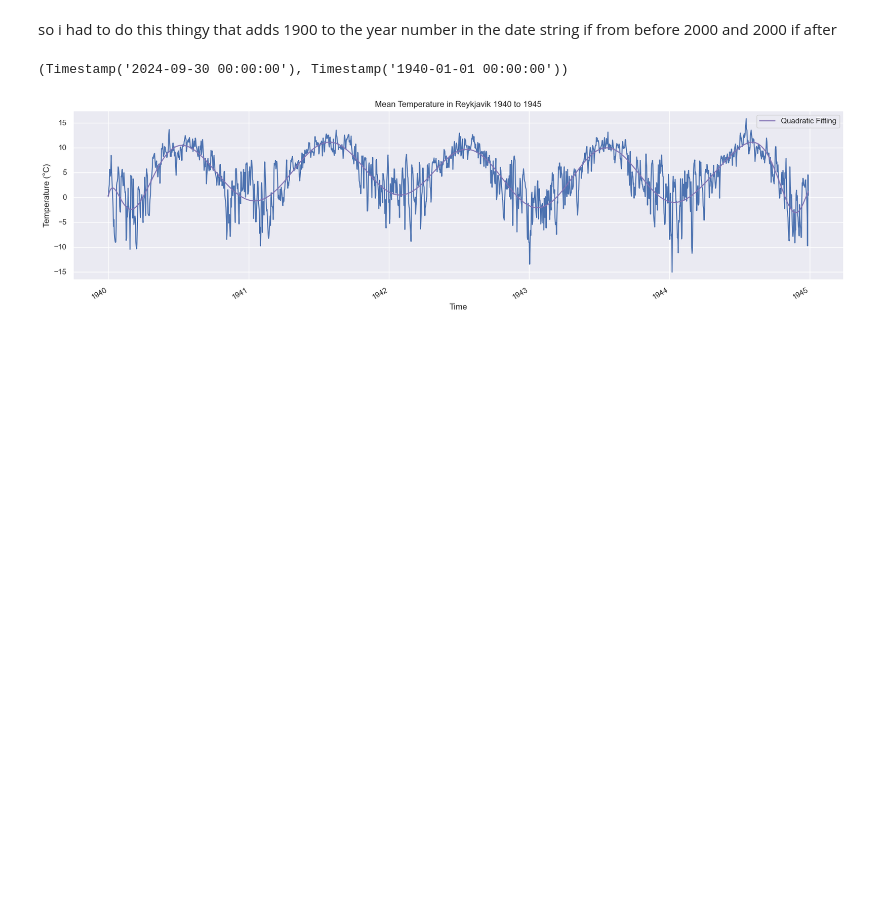
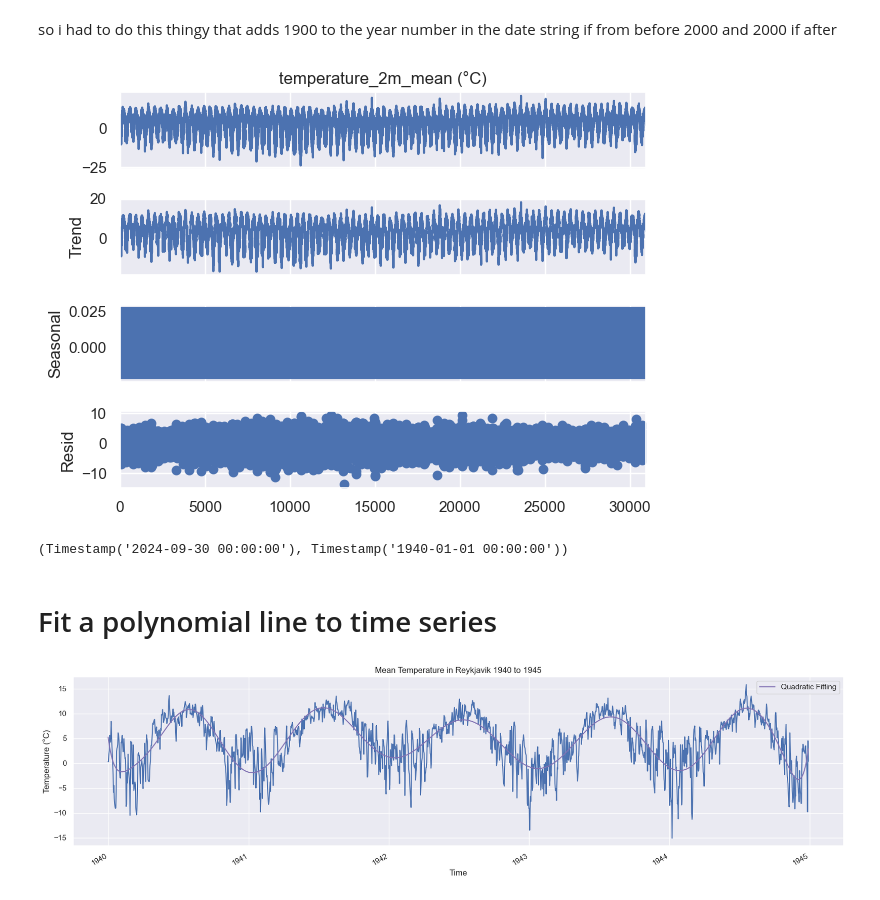
Before and after one commit to esmaailalbarazi/TimeSeriesProject, a Jupyter notebook: Project.ipynb, the cells around one changed output. Saved outputs shown, nothing was run; the diff lists cells and outputs as text; code cells hidden in the pictures; blank space fills up the shorter version.

```diff
--- a/Project.ipynb
+++ b/Project.ipynb
@@ -39,6 +40,13 @@ t = ts['time']
 for some reason pd.to_datetime function was mixing between 1900s and 2000s, so it was doing 2040 instead of 1940
 # %% [markdown]
 so i had to do this thingy that adds 1900 to the year number in the date string if from before 2000 and 2000 if after
+# %%
+# Using statsmodels to decompose the time series
+result = seasonal_decompose(temp_mean, model='additive', period=365)
+result.plot()
+plt.show()
+# %% [output]
+[figure, added]
 # %%
 t_90s= [t[i][:-2]+str(1900+ int(t[i][-2:])) for i in range(365*60+14)]
 t_20s= [t[i][:-2]+str(2000+ int(t[i][-2:])) for i in range(365*60+15,len(t))]
@@ -49,6 +57,8 @@ t = pd.to_datetime(t, format='mixed')
 t[-1],t[0]
 # %% [output]
 (Timestamp('2024-09-30 00:00:00'), Timestamp('1940-01-01 00:00:00'))
+# %% [markdown]
+# Fit a polynomial line to time series
 # %%
 # Create a figure and axis with a specific size
 fig, ax = plt.subplots(figsize=(20, 5))
```
Also changed, not shown: parts of 5 cells of this notebook.
